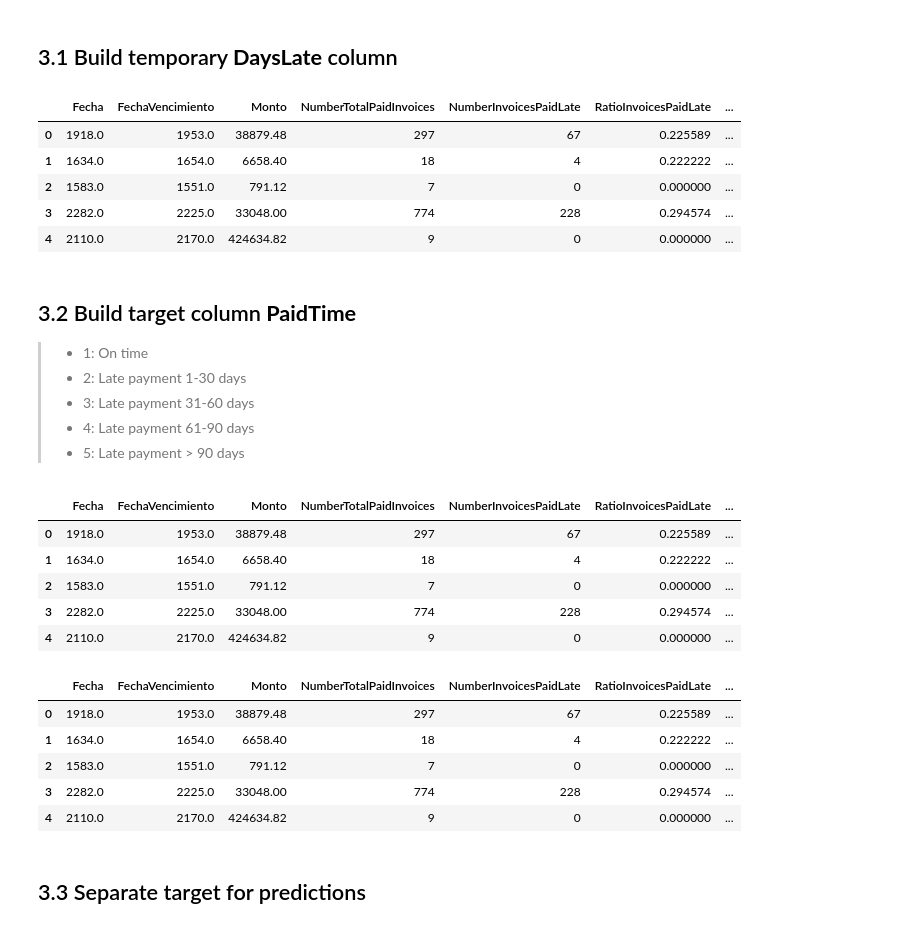
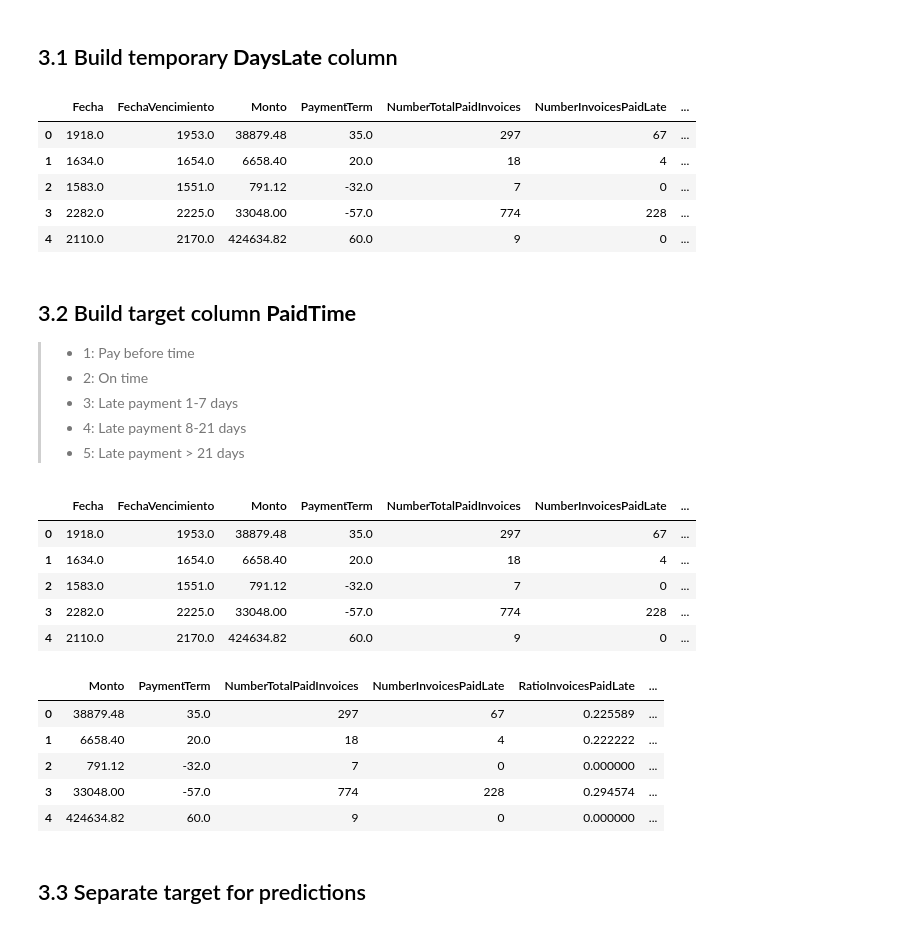
Before and after one commit to jrolopez20/blu-ml, a Jupyter notebook: Forecasting account receivables - Multi Class Classification.ipynb, the cells around one changed output. Saved outputs shown, nothing was run; the diff lists cells and outputs as text; code cells hidden in the pictures.

```diff
--- a/Forecasting account receivables - Multi Class Classification.ipynb
+++ b/Forecasting account receivables - Multi Class Classification.ipynb
@@ -86,0 +87,7 @@ df.head()
+# %%
+# Build feature Payment term
+def calc_payment_term(row):
+    return row.FechaVencimiento - row.Fecha
+
+df['PaymentTerm'] = df.apply(calc_payment_term, axis=1)
+df.head()
@@ -313,6 +327,6 @@ def calc_delta(row):
     else:
         return df_filtered.DaysLate.mean()
 
-df['AvgDaysLateInvoicesPaidLate'] = df.apply(calc_delta, axis=1)
+df['AvgDaysLateOutstandingInvoicesBeingLate'] = df.apply(calc_delta, axis=1)
 df.head()
 # %% [output]
@@ -329,7 +343,7 @@ df.head()
 # %%
 def calc_delta(row):
     days = (row['FechaPago'] - row['FechaVencimiento'])
-    return days if days > 0 else 0
+    return days
 
 df['DaysLate'] = df.apply(calc_delta, axis=1)
 
@@ -339,28 +353,28 @@ df.drop("RFCCliente", axis=1, inplace=True)
 
 df.head()
 # %% [output]
-|  | Fecha | FechaVencimiento | Monto | NumberTotalPaidInvoices | NumberInvoicesPaidLate | RatioInvoicesPaidLate | ... |
-| 0 | 1918.0 | 1953.0 | 38879.48 | 297 | 67 | 0.225589 | ... |
-| 1 | 1634.0 | 1654.0 | 6658.40 | 18 | 4 | 0.222222 | ... |
-| 2 | 1583.0 | 1551.0 | 791.12 | 7 | 0 | 0.000000 | ... |
-| 3 | 2282.0 | 2225.0 | 33048.00 | 774 | 228 | 0.294574 | ... |
-| 4 | 2110.0 | 2170.0 | 424634.82 | 9 | 0 | 0.000000 | ... |
+|  | Fecha | FechaVencimiento | Monto | PaymentTerm | NumberTotalPaidInvoices | NumberInvoicesPaidLate | ... |
+| 0 | 1918.0 | 1953.0 | 38879.48 | 35.0 | 297 | 67 | ... |
+| 1 | 1634.0 | 1654.0 | 6658.40 | 20.0 | 18 | 4 | ... |
+| 2 | 1583.0 | 1551.0 | 791.12 | -32.0 | 7 | 0 | ... |
+| 3 | 2282.0 | 2225.0 | 33048.00 | -57.0 | 774 | 228 | ... |
+| 4 | 2110.0 | 2170.0 | 424634.82 | 60.0 | 9 | 0 | ... |
 # %% [markdown]
 ## 3.2 Build target column **PaidTime**
-> * 1: On time
-> * 2: Late payment 1-30 days
-> * 3: Late payment 31-60 days
-> * 4: Late payment 61-90 days
-> * 5: Late payment > 90 days
+> * 1: Pay before time
+> * 2: On time
+> * 3: Late payment 1-7 days
+> * 4: Late payment 8-21 days
+> * 5: Late payment > 21 days
 # %%
 def build_paidTime(row):
+    if row.DaysLate < 0:
+        return 1
     if row.DaysLate == 0:
-        return 1
-    if row.DaysLate <= 30:
         return 2
-    if row.DaysLate <= 60:
+    if row.DaysLate <= 7:
         return 3
-    if row.DaysLate <= 90:
+    if row.DaysLate <= 21:
         return 4
     else:
         return 5
@@ -369,23 +383,26 @@ df['PaidTime'] = df.apply(build_paidTime, axis=1)
 
 df.head()
 # %% [output]
-|  | Fecha | FechaVencimiento | Monto | NumberTotalPaidInvoices | NumberInvoicesPaidLate | RatioInvoicesPaidLate | ... |
-| 0 | 1918.0 | 1953.0 | 38879.48 | 297 | 67 | 0.225589 | ... |
-| 1 | 1634.0 | 1654.0 | 6658.40 | 18 | 4 | 0.222222 | ... |
-| 2 | 1583.0 | 1551.0 | 791.12 | 7 | 0 | 0.000000 | ... |
-| 3 | 2282.0 | 2225.0 | 33048.00 | 774 | 228 | 0.294574 | ... |
-| 4 | 2110.0 | 2170.0 | 424634.82 | 9 | 0 | 0.000000 | ... |
+|  | Fecha | FechaVencimiento | Monto | PaymentTerm | NumberTotalPaidInvoices | NumberInvoicesPaidLate | ... |
+| 0 | 1918.0 | 1953.0 | 38879.48 | 35.0 | 297 | 67 | ... |
+| 1 | 1634.0 | 1654.0 | 6658.40 | 20.0 | 18 | 4 | ... |
+| 2 | 1583.0 | 1551.0 | 791.12 | -32.0 | 7 | 0 | ... |
+| 3 | 2282.0 | 2225.0 | 33048.00 | -57.0 | 774 | 228 | ... |
+| 4 | 2110.0 | 2170.0 | 424634.82 | 60.0 | 9 | 0 | ... |
 # %%
 # Remove "DaysLate" because it's not gonna be needed anymore
 df.drop("DaysLate", axis=1, inplace=True)
+df.drop("Fecha", axis=1, inplace=True)
+df.drop("FechaVencimiento", axis=1, inplace=True)
+
 df.head()
 # %% [output]
-|  | Fecha | FechaVencimiento | Monto | NumberTotalPaidInvoices | NumberInvoicesPaidLate | RatioInvoicesPaidLate | ... |
-| 0 | 1918.0 | 1953.0 | 38879.48 | 297 | 67 | 0.225589 | ... |
-| 1 | 1634.0 | 1654.0 | 6658.40 | 18 | 4 | 0.222222 | ... |
-| 2 | 1583.0 | 1551.0 | 791.12 | 7 | 0 | 0.000000 | ... |
-| 3 | 2282.0 | 2225.0 | 33048.00 | 774 | 228 | 0.294574 | ... |
-| 4 | 2110.0 | 2170.0 | 424634.82 | 9 | 0 | 0.000000 | ... |
+|  | Monto | PaymentTerm | NumberTotalPaidInvoices | NumberInvoicesPaidLate | RatioInvoicesPaidLate | ... |
+| 0 | 38879.48 | 35.0 | 297 | 67 | 0.225589 | ... |
+| 1 | 6658.40 | 20.0 | 18 | 4 | 0.222222 | ... |
+| 2 | 791.12 | -32.0 | 7 | 0 | 0.000000 | ... |
+| 3 | 33048.00 | -57.0 | 774 | 228 | 0.294574 | ... |
+| 4 | 424634.82 | 60.0 | 9 | 0 | 0.000000 | ... |
 # %% [markdown]
 ## 3.3 Separate target for predictions
 # %%
```
Also changed, not shown: parts of 42 cells of this notebook, 4 other files.
